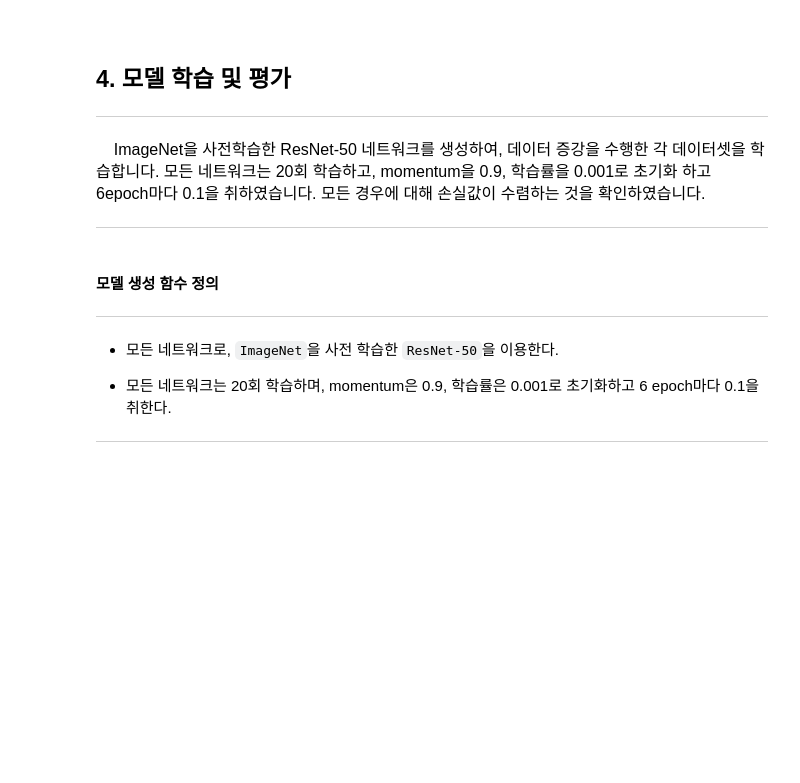
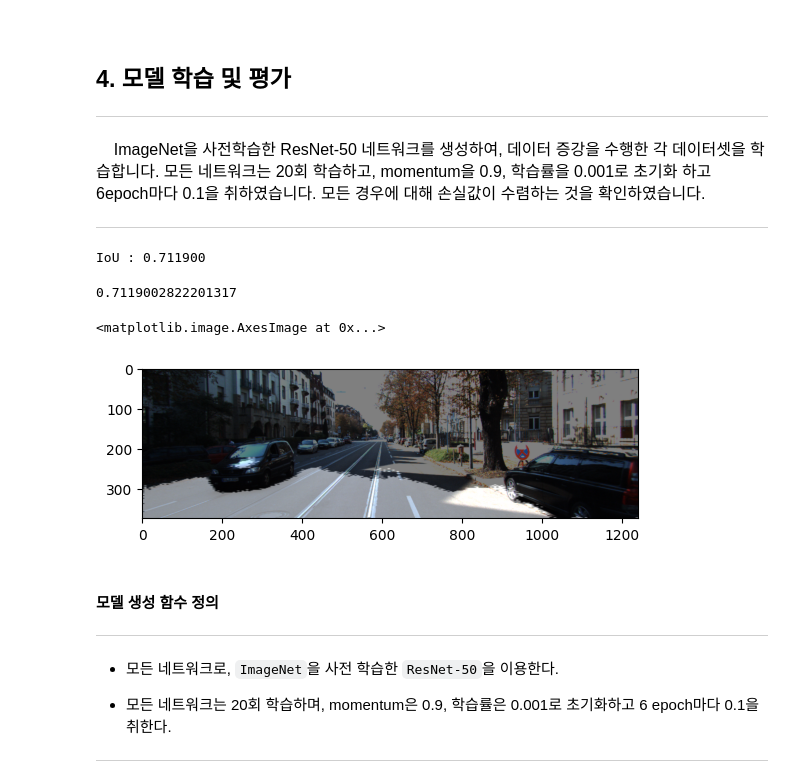
Before and after one commit to YAGI0423/aiffel_going_deeper_cv, a Jupyter notebook: going_deeper_08/GD08_v1_1.ipynb, the cells around one changed output. Saved outputs shown, nothing was run; the diff lists cells and outputs as text; code cells hidden in the pictures; blank space fills up the shorter version.

```diff
--- a/going_deeper_08/GD08_v1_1.ipynb
+++ b/going_deeper_08/GD08_v1_1.ipynb
@@ -331,11 +349,3 @@ class Unet(Model):
     def get_summary(self, input_shape=(224, 224, 3)):
         inputs = Input(input_shape)
         return Model(inputs, self.call(inputs)).summary()
-
-
-model = Unet()
-
-x = tf.random.uniform((1, 224, 224, 3))
-
-# model(x)
-model.get_summary()
@@ -647,3 +551,46 @@ ds_test = apply_normalize_on_dataset(ds_test, is_test=True)
+# %%
+def get_output(model, preproc, image_path: str, label_path: str, is_imshow: bool=False):
+    def get_processed(img_path, preproc):
+        img = imread(img_path)
+        img = {'image': img}
+        return preproc(**img)['image']
+
+    processed = get_processed(image_path, preproc)
+    output = model(np.expand_dims(processed/255,axis=0))
+    output = (output[0].numpy()>0.5).astype(np.uint8).squeeze(-1) * 255
+
+    origin_img = imread(image_path)
+    prediction = output / 255
+    output = Image.fromarray(output)
+    background = Image.fromarray(origin_img).convert('RGBA')
+    output = output.resize((origin_img.shape[1], origin_img.shape[0])).convert('RGBA')
+    output = Image.blend(background, output, alpha=0.5)
+
+    label_processed = get_processed(label_path, preproc)
+    target = (label_processed==7).astype(np.uint8) * 1
+
+    if is_imshow:
+        plt.imshow(output)
+    return output, prediction, target
+
+
+output, pred, target = get_output(
+    model=model,
+    preproc=test_preproc,
+    image_path=dir_path+f'/image_2/000000_10.png',
+    label_path=dir_path+f'/semantic/000000_10.png',
+    is_imshow=False
+)
+# %%
+calculate_iou_score(target, pred)
+# %% [output]
+IoU : 0.711900
+0.7119002822201317
+# %%
+plt.imshow(output)
+# %% [output]
+<matplotlib.image.AxesImage at 0x...>
+[figure, added]
 # %% [markdown]
 #### 모델 생성 함수 정의
 ***
```
Also changed, not shown: parts of 13 cells of this notebook.
